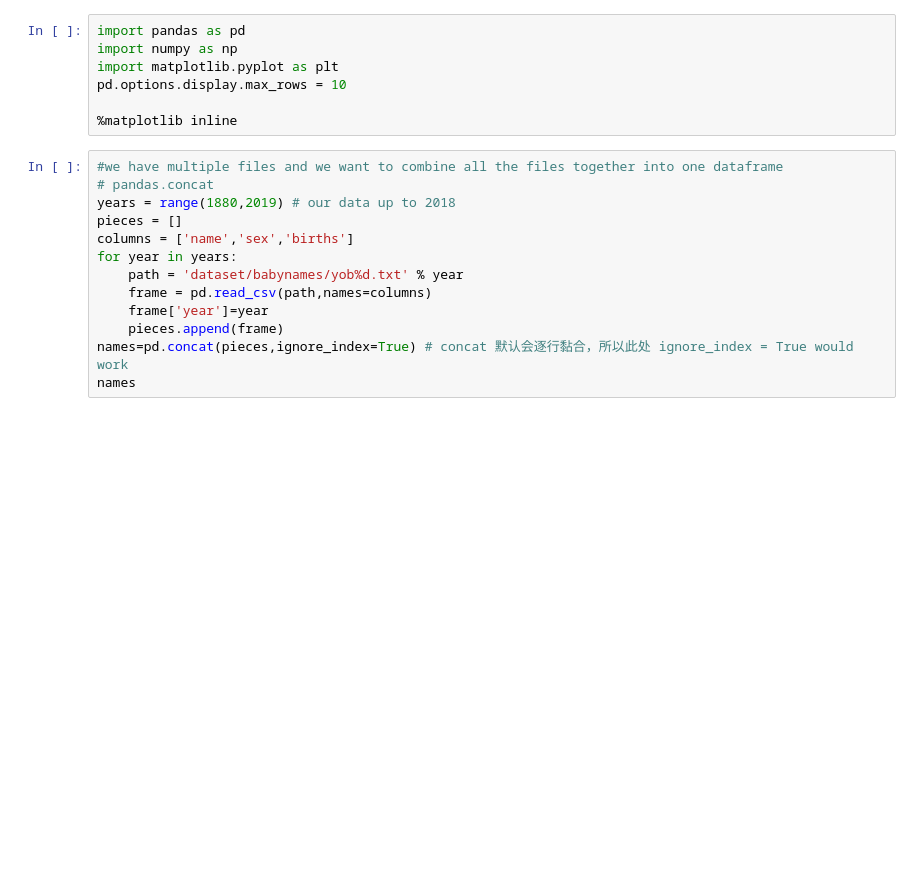
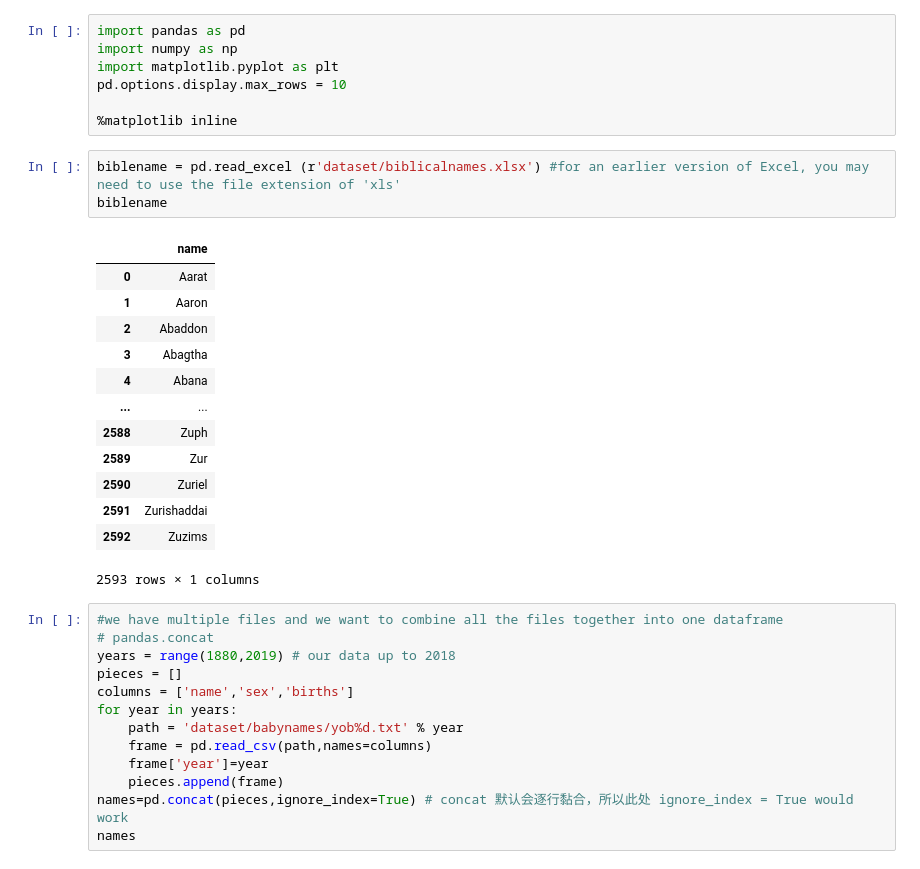
Before and after one commit to ffflora/data-analysis-projects, a Jupyter notebook: babynames.ipynb, the cells around one changed output. Saved outputs shown, nothing was run; the diff lists cells and outputs as text; blank space fills up the shorter version.

```diff
--- a/babynames.ipynb
+++ b/babynames.ipynb
@@ -20,6 +20,23 @@ import matplotlib.pyplot as plt
 pd.options.display.max_rows = 10
 
 %matplotlib inline
+# %%
+biblename = pd.read_excel (r'dataset/biblicalnames.xlsx') #for an earlier version of Excel, you may need to use the file extension of 'xls'
+biblename
+# %% [output]
+|  | name |
+| 0 | Aarat |
+| 1 | Aaron |
+| 2 | Abaddon |
+| 3 | Abagtha |
+| 4 | Abana |
+| ... | ... |
+| 2588 | Zuph |
+| 2589 | Zur |
+| 2590 | Zuriel |
+| 2591 | Zurishaddai |
+| 2592 | Zuzims |
+2593 rows × 1 columns
 # %%
 #we have multiple files and we want to combine all the files together into one dataframe
 # pandas.concat
```
Also changed, not shown: parts of 8 cells of this notebook, 1 other file.
